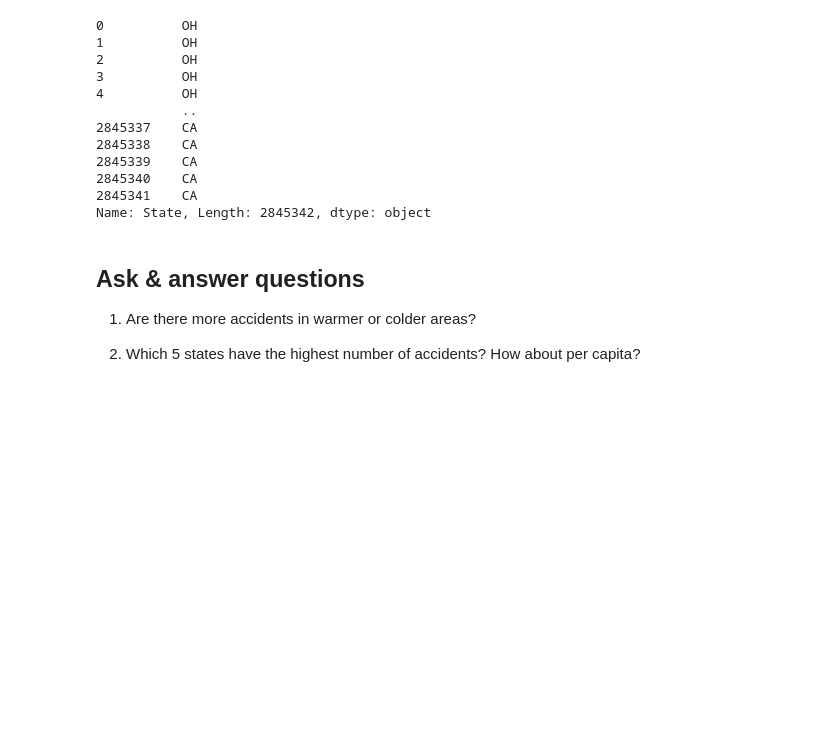
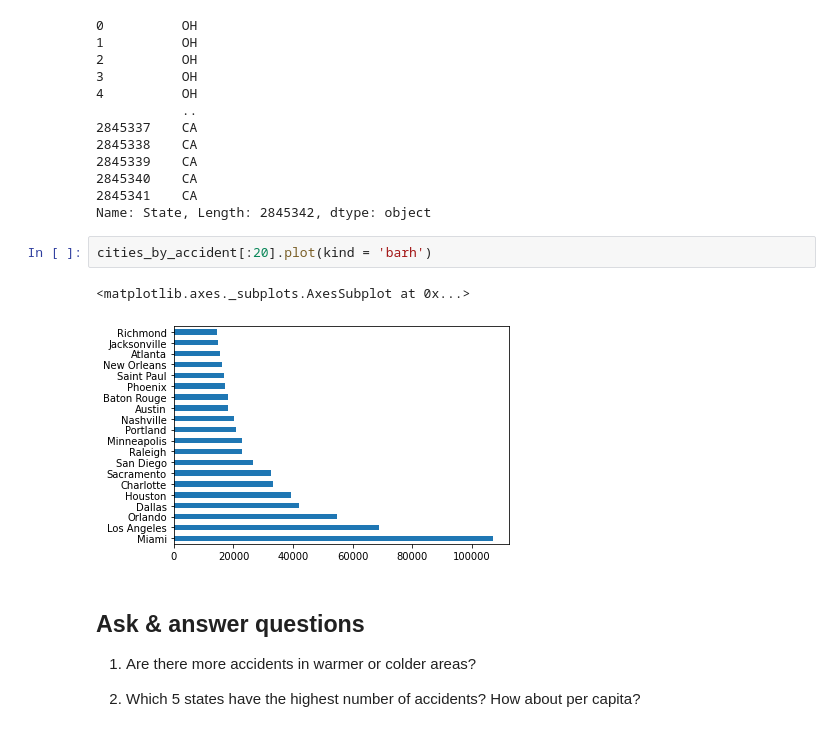
Before and after one commit to dilaraesmer/Exploratory_Data_Analysis_Project, a Jupyter notebook: us_accidents_analysis.ipynb, the cells around one changed output. Saved outputs shown, nothing was run; the diff lists cells and outputs as text; blank space fills up the shorter version.

```diff
--- a/us_accidents_analysis.ipynb
+++ b/us_accidents_analysis.ipynb
@@ -254,6 +254,11 @@ df.State
 2845340    CA
 2845341    CA
 Name: State, Length: 2845342, dtype: object
+# %%
+cities_by_accident[:20].plot(kind = 'barh')
+# %% [output]
+<matplotlib.axes._subplots.AxesSubplot at 0x...>
+[figure, added]
 # %% [markdown]
 ## Ask & answer questions
 
```
